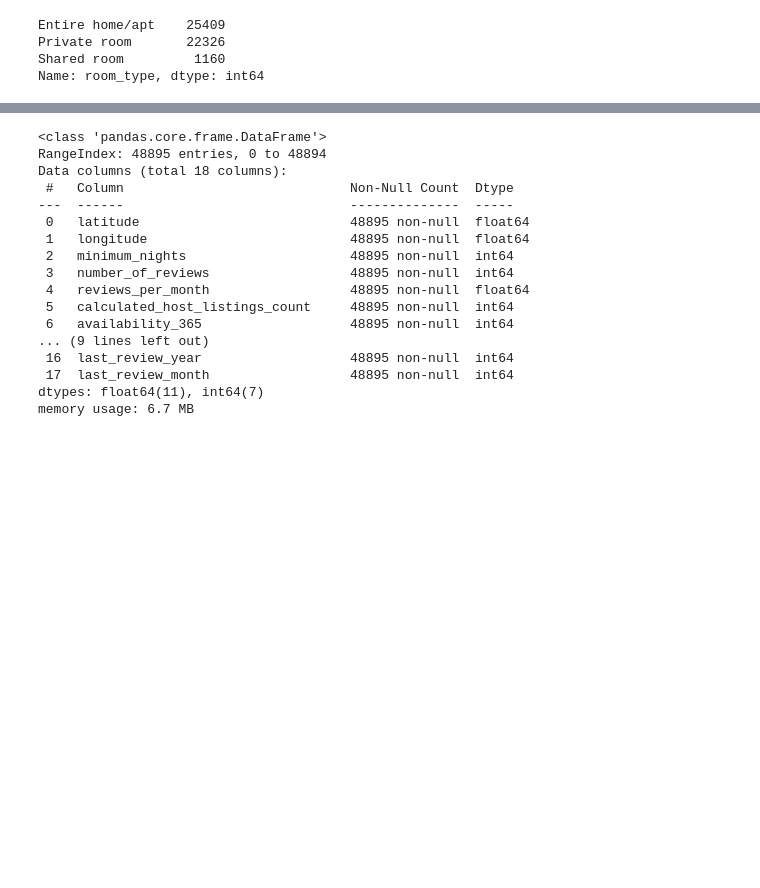
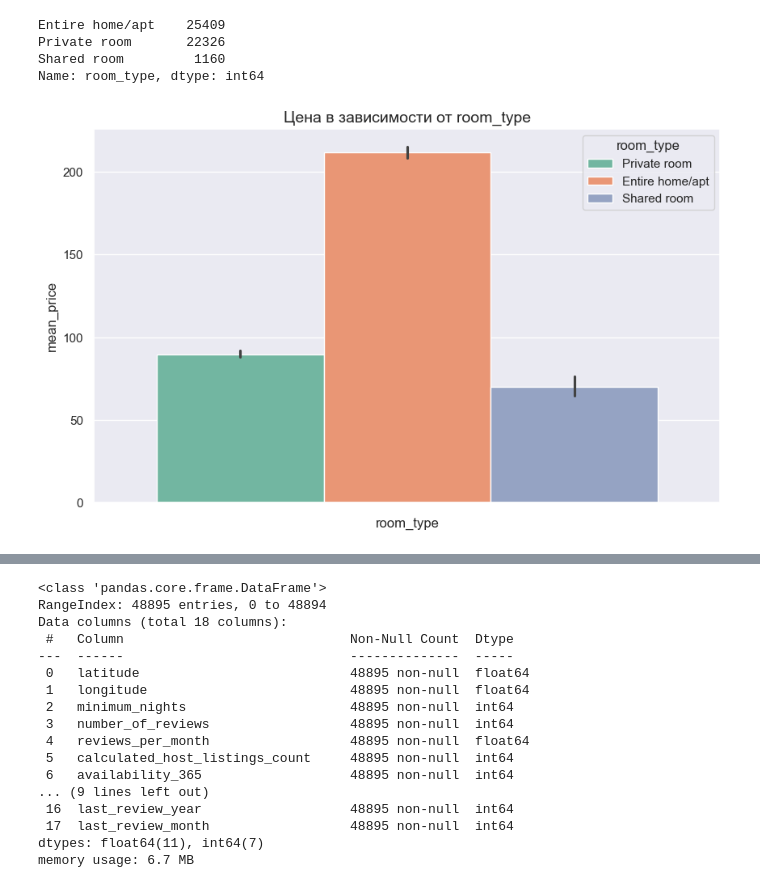
Before and after one commit to GridasovAlex/ML_NY_house_prise, a Jupyter notebook: main.ipynb, the cells around one changed output, grey strips where cells are left out. Cells and saved outputs as stored; diff of their text form; code cells hidden in the pictures; blank space fills up the shorter version.

Commit message:
add visualisation

```diff
--- a/main.ipynb
+++ b/main.ipynb
@@ -254,6 +259,17 @@ Entire home/apt    25409
 Private room       22326
 Shared room         1160
 Name: room_type, dtype: int64
+# %%
+fig, axis = plt.subplots(figsize=(10,6))
+
+axis = sns.barplot(data, y='price', hue='room_type')
+axis.set_title('Цена в зависимости от room_type', fontsize=14)
+axis.set_xlabel('room_type')
+axis.set_ylabel('mean_price')
+
+plt.show();
+# %% [output]
+[figure, added]
 # %%
 # так как в room_type мало различных значений
 # мы так же закодируем его one_hot кодированием
```
Also changed, not shown: parts of 5 cells of this notebook.
